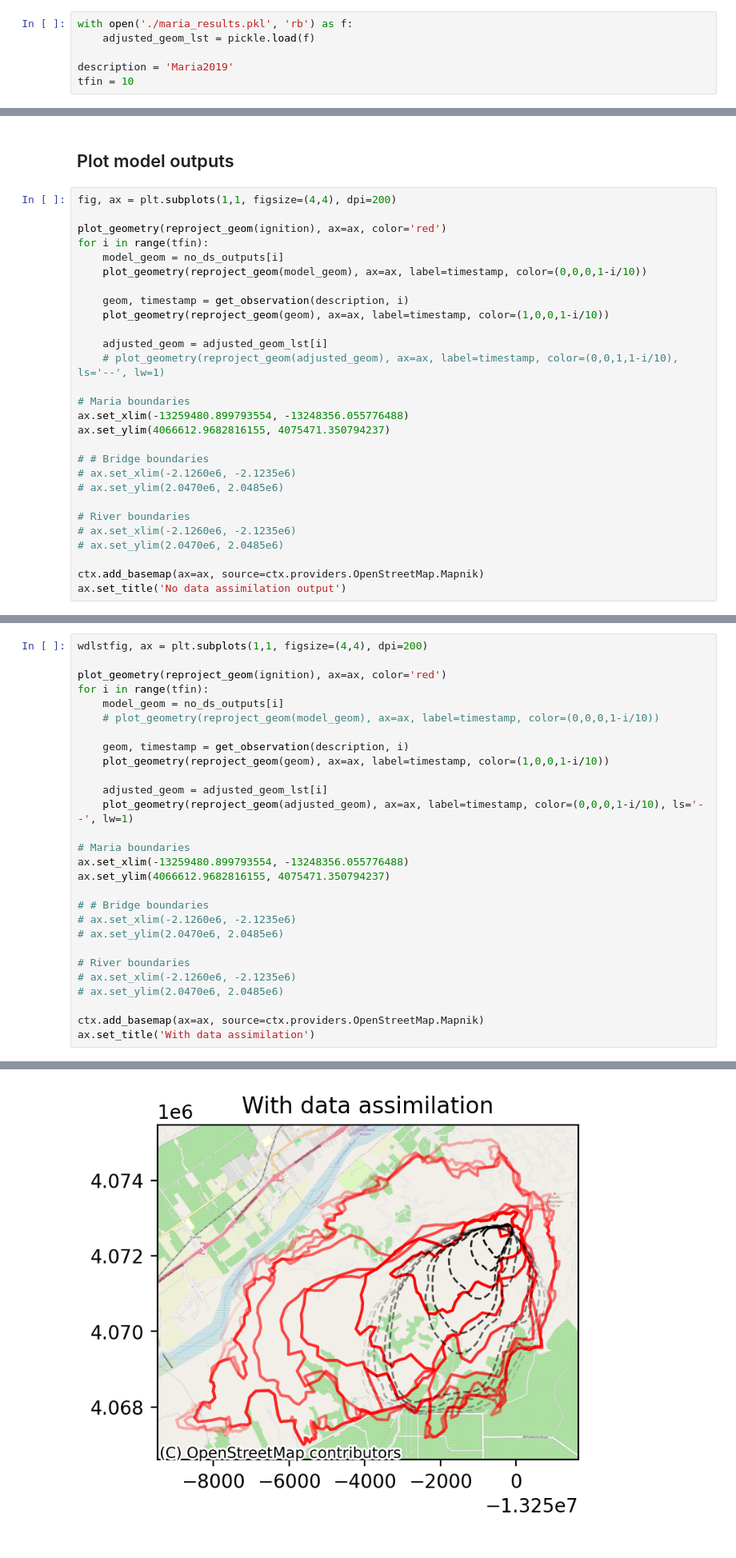
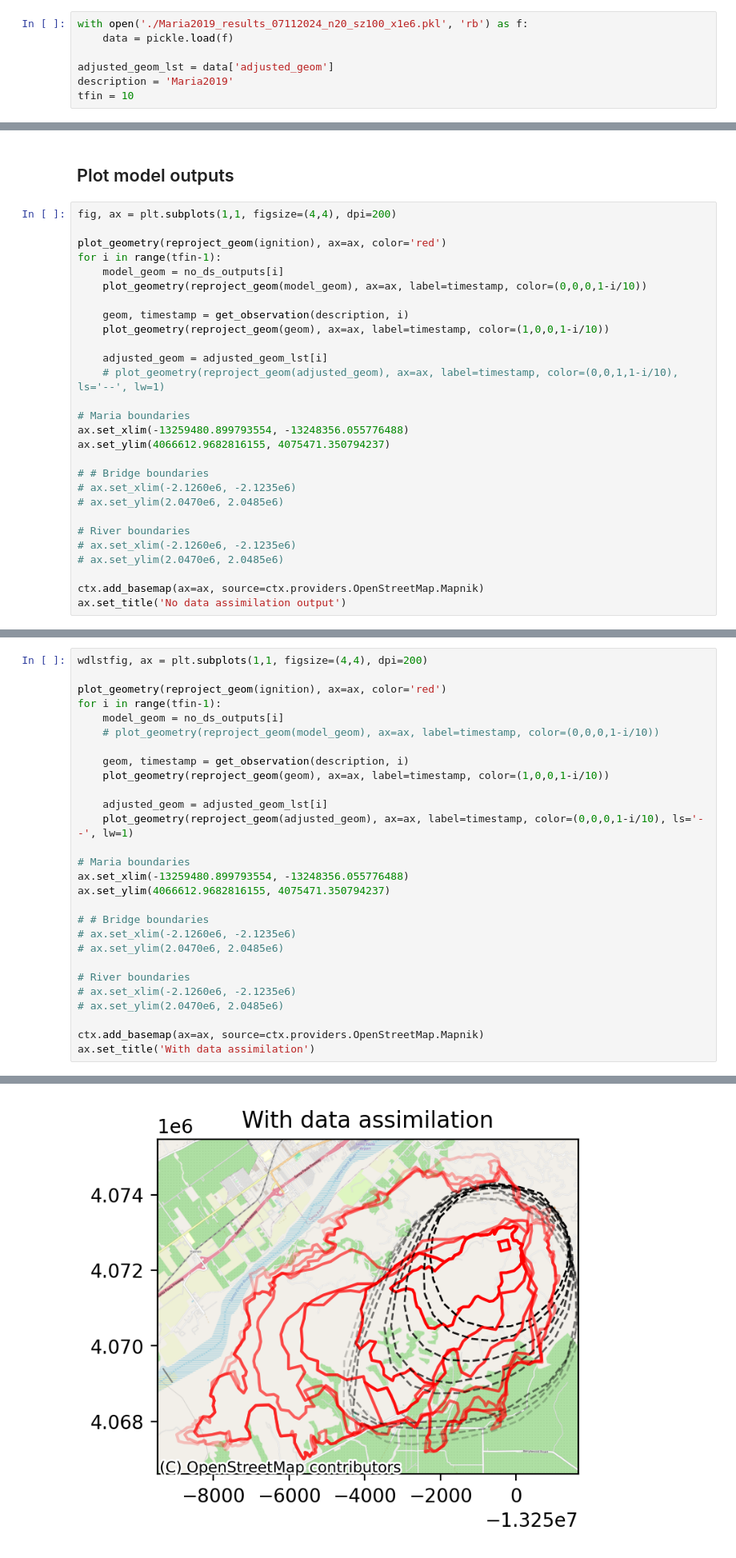
Before and after one commit to tolgacaglar/farsite-devAPI, a Jupyter notebook: src/Generating Plots for Maria2019.ipynb, the cells around one changed output, grey strips where cells are left out. Shown at 80% size. Drawn from its saved outputs; the diff is of its cells as text.

```diff
--- a/src/Generating Plots for Maria2019.ipynb
+++ b/src/Generating Plots for Maria2019.ipynb
@@ -21,8 +21,9 @@ from tqdm import tqdm
 # %% [markdown]
 ## Load data
 # %%
-with open('./maria_results.pkl', 'rb') as f:
-    adjusted_geom_lst = pickle.load(f)
+with open('./Maria2019_results_07112024_n20_sz100_x1e6.pkl', 'rb') as f:
+    data = pickle.load(f)
 
+adjusted_geom_lst = data['adjusted_geom']
 description = 'Maria2019'
 tfin = 10
@@ -155,7 +178,7 @@ See the caveats in the documentation: https://pandas.pydata.org/pandas-docs/stab
 fig, ax = plt.subplots(1,1, figsize=(4,4), dpi=200)
 
 plot_geometry(reproject_geom(ignition), ax=ax, color='red')
-for i in range(tfin):
+for i in range(tfin-1):
     model_geom = no_ds_outputs[i]
     plot_geometry(reproject_geom(model_geom), ax=ax, label=timestamp, color=(0,0,0,1-i/10))
 
@@ -185,31 +208,31 @@ Text(0.5, 1.0, 'No data assimilation output')
 # %%
 wdlstfig, ax = plt.subplots(1,1, figsize=(4,4), dpi=200)
 
 plot_geometry(reproject_geom(ignition), ax=ax, color='red')
-for i in range(tfin):
+for i in range(tfin-1):
     model_geom = no_ds_outputs[i]
     # plot_geometry(reproject_geom(model_geom), ax=ax, label=timestamp, color=(0,0,0,1-i/10))
 
     geom, timestamp = get_observation(description, i)
     plot_geometry(reproject_geom(geom), ax=ax, label=timestamp, color=(1,0,0,1-i/10))
 
     adjusted_geom = adjusted_geom_lst[i]
     plot_geometry(reproject_geom(adjusted_geom), ax=ax, label=timestamp, color=(0,0,0,1-i/10), ls='--', lw=1)
 
 # Maria boundaries
 ax.set_xlim(-13259480.899793554, -13248356.055776488)
 ax.set_ylim(4066612.9682816155, 4075471.350794237)
 
 # # Bridge boundaries
 # ax.set_xlim(-2.1260e6, -2.1235e6)
 # ax.set_ylim(2.0470e6, 2.0485e6)
 
 # River boundaries
 # ax.set_xlim(-2.1260e6, -2.1235e6)
 # ax.set_ylim(2.0470e6, 2.0485e6)
 
 ctx.add_basemap(ax=ax, source=ctx.providers.OpenStreetMap.Mapnik)
 ax.set_title('With data assimilation')
 # %% [output]
 Text(0.5, 1.0, 'With data assimilation')
-[figure, old version]
+[figure, new version]
```
Also changed, not shown: parts of 4 cells of this notebook, 8 other files.
